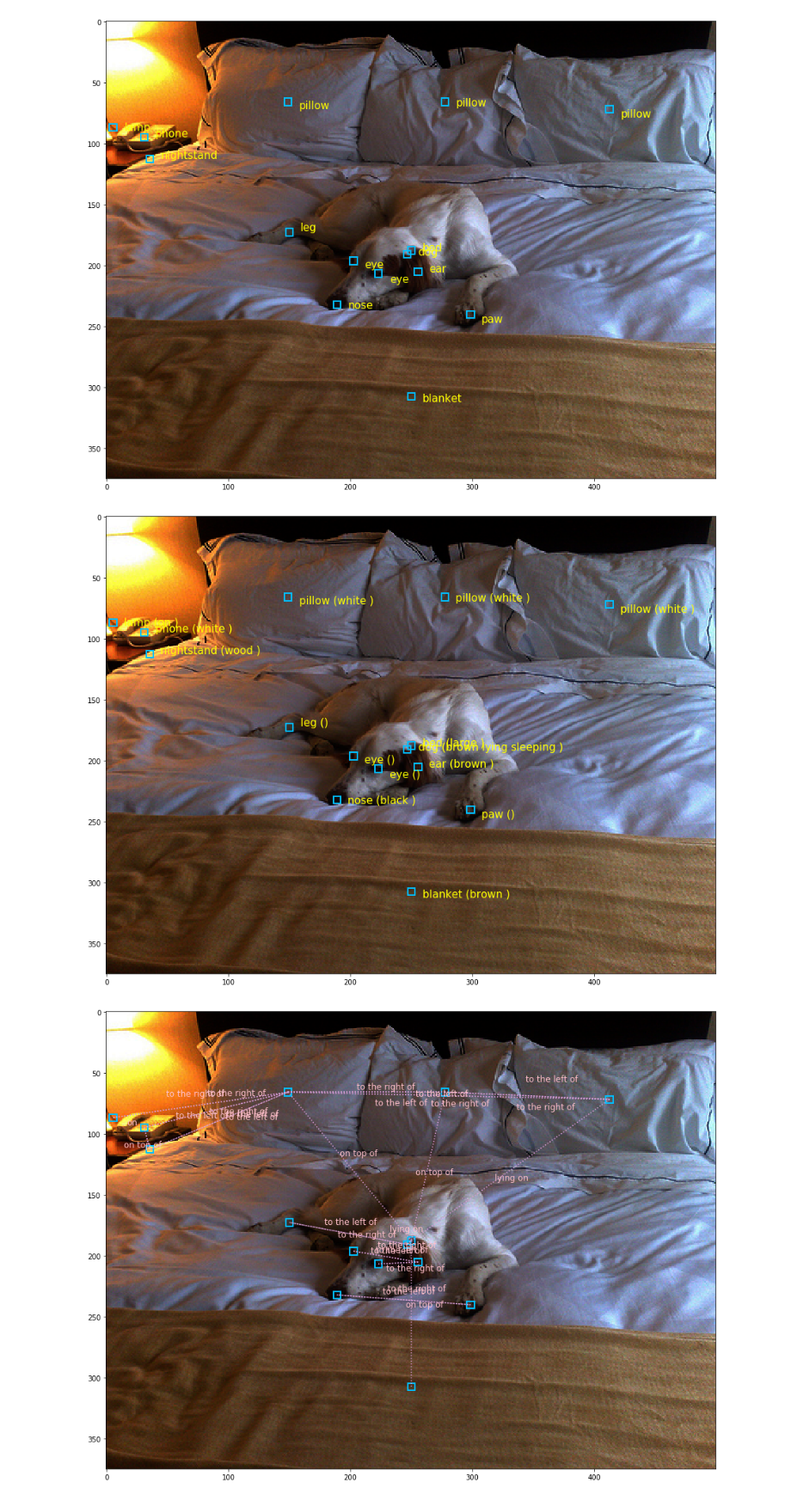
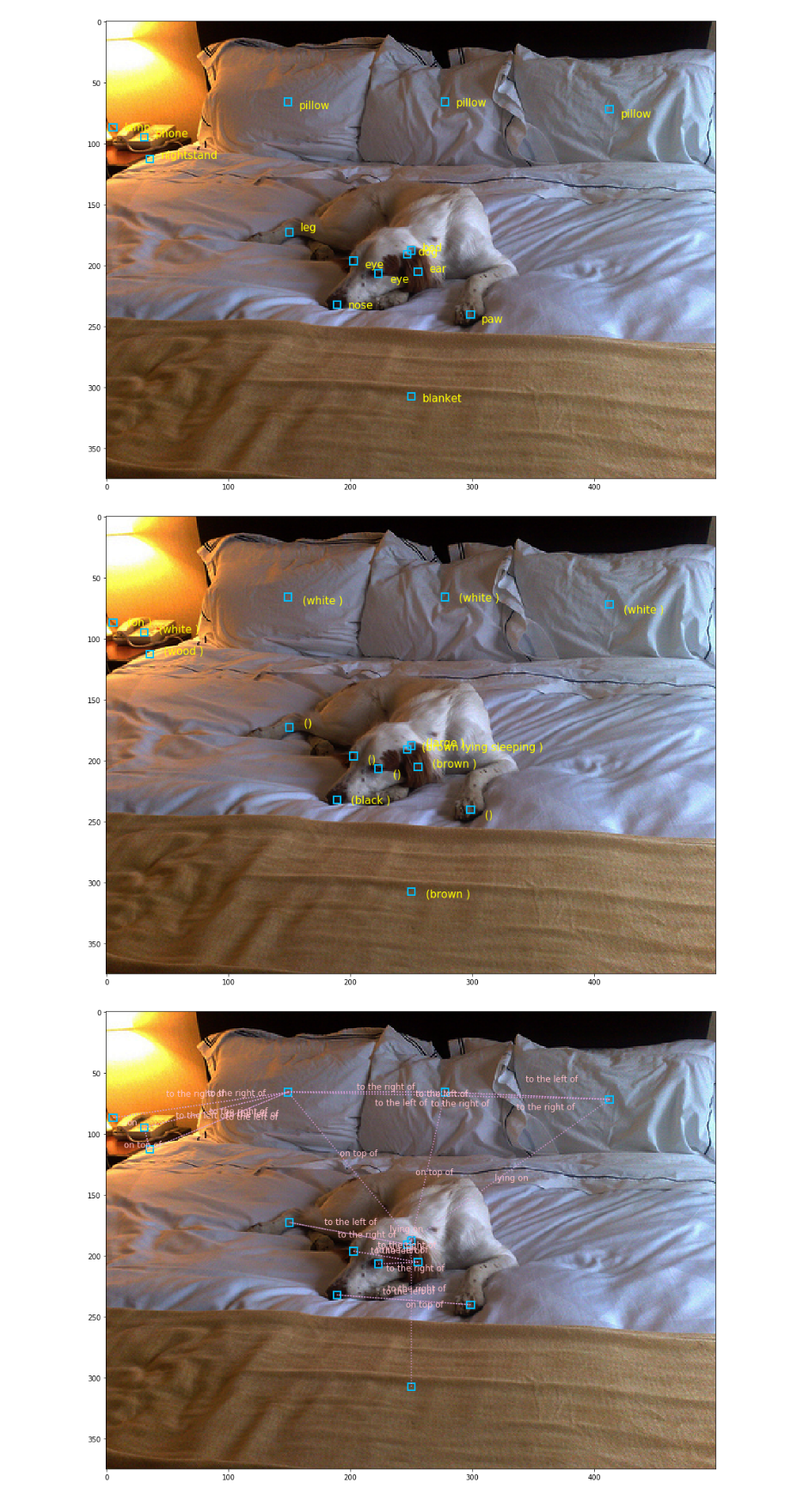
Before and after one commit to louisrankin/VQA-Capstone-Project, a Jupyter notebook: x_SceneGraph_ExampleVisualisation_revB.ipynb, the cells around one changed output. Shown at 86% size. Saved outputs shown, nothing was run; the diff lists cells and outputs as text; code cells hidden in the pictures.

```diff
--- a/x_SceneGraph_ExampleVisualisation_revB.ipynb
+++ b/x_SceneGraph_ExampleVisualisation_revB.ipynb
@@ -43,7 +43,7 @@ for image_id in ['2363979']: #, '2329177',  '2370909',  '2347765', '2412670']:
 
     img_ex = cv2.imread(data_location + 'images/'+image_id+'.jpg')
     img_ex = cv2.cvtColor(img_ex, cv2.COLOR_BGR2RGB)
-    img_ad = adjust_gamma(img_ex, 0.5)
+    #img_ad = adjust_gamma(img_ex, 0.65)
     plt.imshow(img_ad)
 # %% [output]
 [figure]
@@ -57,7 +57,7 @@ for image_id in ['2363979']: #, '2329177',  '2370909',  '2347765', '2412670']:
 
     img_ex = cv2.imread(data_location + 'images/'+image_id+'.jpg')
     img_ex = cv2.cvtColor(img_ex, cv2.COLOR_BGR2RGB)
-    img_ad = adjust_gamma(img_ex, 0.5)
+    img_ad = adjust_gamma(img_ex, 0.65)
     plt.imshow(img_ad)
 
     obj_dict={}
@@ -142,7 +142,7 @@ for image_id in ['2363979']: #, '2329177',  '2370909',  '2347765', '2412670']:
 
     img_ex = cv2.imread(data_location + 'images/'+image_id+'.jpg')
     img_ex = cv2.cvtColor(img_ex, cv2.COLOR_BGR2RGB)
-    img_ad = adjust_gamma(img_ex, 0.5)
+    img_ad = adjust_gamma(img_ex, 0.65)
     plt.imshow(img_ad)
 
     obj_dict={}
@@ -187,35 +187,35 @@ for image_id in ['2363979']: #, '2329177',  '2370909',  '2347765', '2412670']:
 #             xx2 = (xy[0], xy2[0])
 #             yy2 = (xy[1],xy2[1])
 
 #             rs1 = 24*np.random.random()-12
 #             rs2 = 24*np.random.random()-12
 #             rs_h = 24*np.random.random()
 #             xy_mean = (np.mean(xx2)+ rs1 - rs_h, np.mean(yy2) + rs2)
 
 
 #             plt.plot(xx2, yy2, color='plum', linestyle=':')
 #             plt.annotate(relation_name,xy_mean,color='pink', size=12)
 
         xy_d = (x-0.5*node,y-0.5*node)
         rs_v = 10*np.random.random()-5
         xy_offset=(x+12-0.5*node, y+6-0.5*node +rs_v)
 
         rect = patches.Rectangle(xy_d, w, h,linewidth=2,edgecolor='deepskyblue',facecolor='none')
         plt.gca().add_patch(rect)
 
 
         # get attributes
         attributes = ' ('
         for attrib_id in data_sg[image_id]['objects'][object_id]['attributes']:
             attributes += attrib_id+' '
         attributes += ')'
 
         # render name and attributes
-        plt.annotate(name+attributes,xy_offset,color='yellow', size=15)
+        plt.annotate(attributes,xy_offset,color='yellow', size=15)
 
     plt.show()
 # %% [output]
-[figure, old version]
+[figure, new version]
 # %%
 for image_id in ['2363979']: #, '2329177',  '2370909',  '2347765', '2412670']:
 
```
Also changed, not shown: parts of 2 cells of this notebook, 1 other file.
